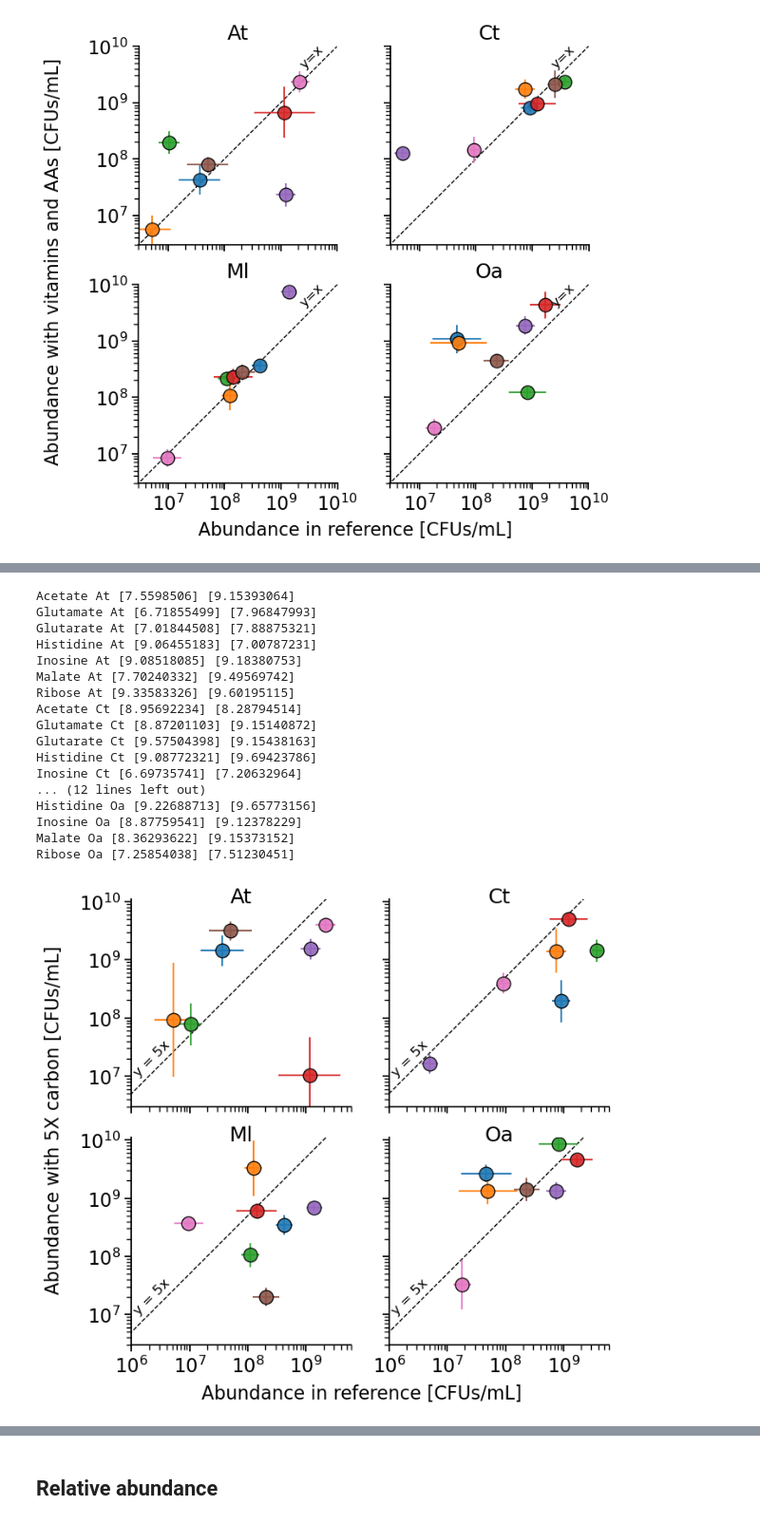
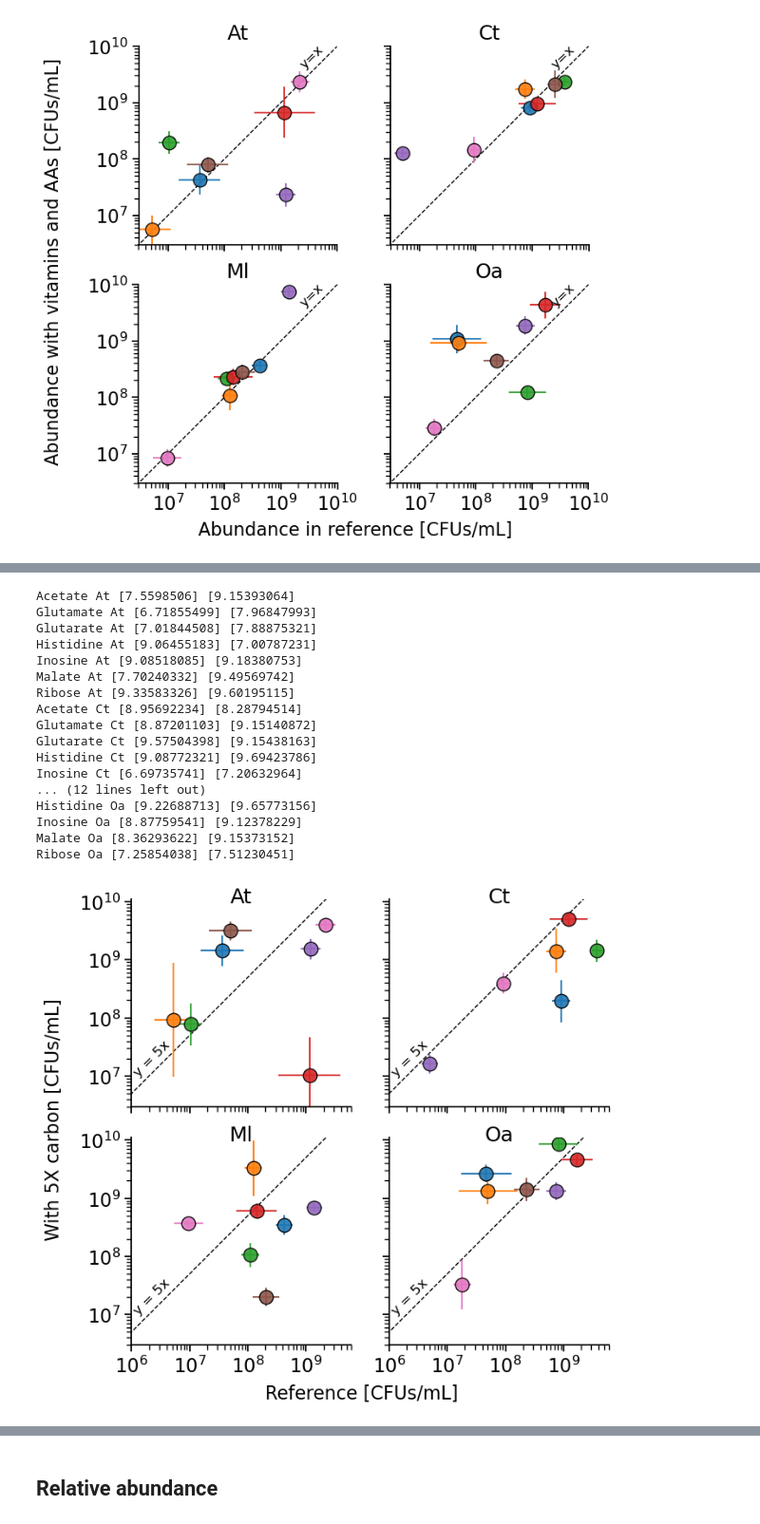
Before and after one commit to sulheim/coexistence, a Jupyter notebook: notebooks/3_assembly_2/3A_analyse_second_assembly.ipynb, the cells around one changed output, grey strips where cells are left out. Shown at 95% size. Cells and saved outputs as stored; diff of their text form; code cells hidden in the pictures.

```diff
--- a/notebooks/3_assembly_2/3A_analyse_second_assembly.ipynb
+++ b/notebooks/3_assembly_2/3A_analyse_second_assembly.ipynb
@@ -1174,33 +1254,33 @@ for i, s in enumerate(strains):
     ax.text(1e6, 1e7, 'y = 5x', rotation=45, size=12)
     ax.set_aspect('equal', adjustable='box')
 
     # Ensure same ticks on both axes
     ax.xaxis.set_major_locator(major_locator)
     ax.yaxis.set_major_locator(major_locator)
     ax.xaxis.set_minor_locator(minor_locator)
     ax.yaxis.set_minor_locator(minor_locator)
 
 plt.subplots_adjust(hspace=0.15, wspace=0.01)
 sns.despine()
-fig.supylabel('Abundance with 5X carbon [CFUs/mL]', size=16)
-fig.supxlabel('Abundance in reference [CFUs/mL]', size=16)
+fig.supylabel('With 5X carbon [CFUs/mL]', size=16)
+fig.supxlabel('Reference [CFUs/mL]', size=16)
 plt.savefig(figure_folder / '5x_scatterplot_species.pdf', bbox_inches='tight')
 # %% [output]
 Acetate At [7.5598506] [9.15393064]
 Glutamate At [6.71855499] [7.96847993]
 Glutarate At [7.01844508] [7.88875321]
 Histidine At [9.06455183] [7.00787231]
 Inosine At [9.08518085] [9.18380753]
 Malate At [7.70240332] [9.49569742]
 Ribose At [9.33583326] [9.60195115]
 Acetate Ct [8.95692234] [8.28794514]
 Glutamate Ct [8.87201103] [9.15140872]
 Glutarate Ct [9.57504398] [9.15438163]
 Histidine Ct [9.08772321] [9.69423786]
 Inosine Ct [6.69735741] [7.20632964]
 ... (12 lines left out)
 Histidine Oa [9.22688713] [9.65773156]
 Inosine Oa [8.87759541] [9.12378229]
 Malate Oa [8.36293622] [9.15373152]
 Ribose Oa [7.25854038] [7.51230451]
-[figure, old version]
+[figure, new version]
```
Also changed, not shown: parts of 4 cells of this notebook, 1 other file.
